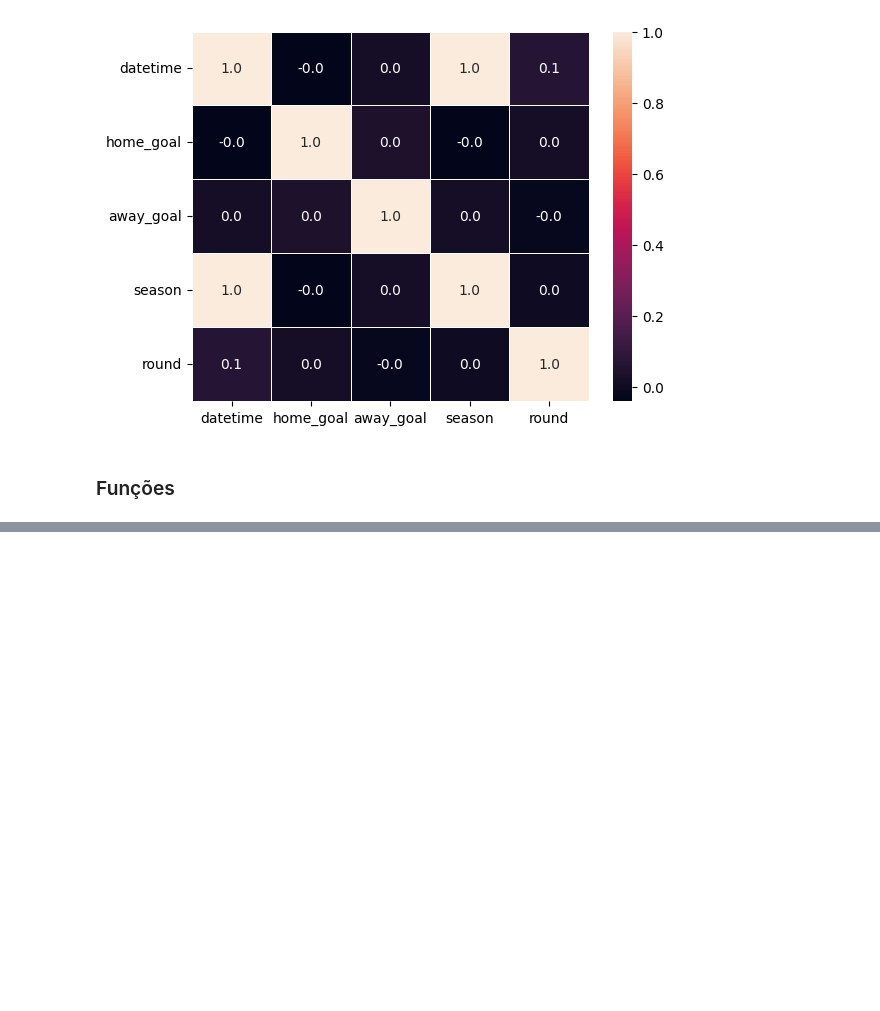
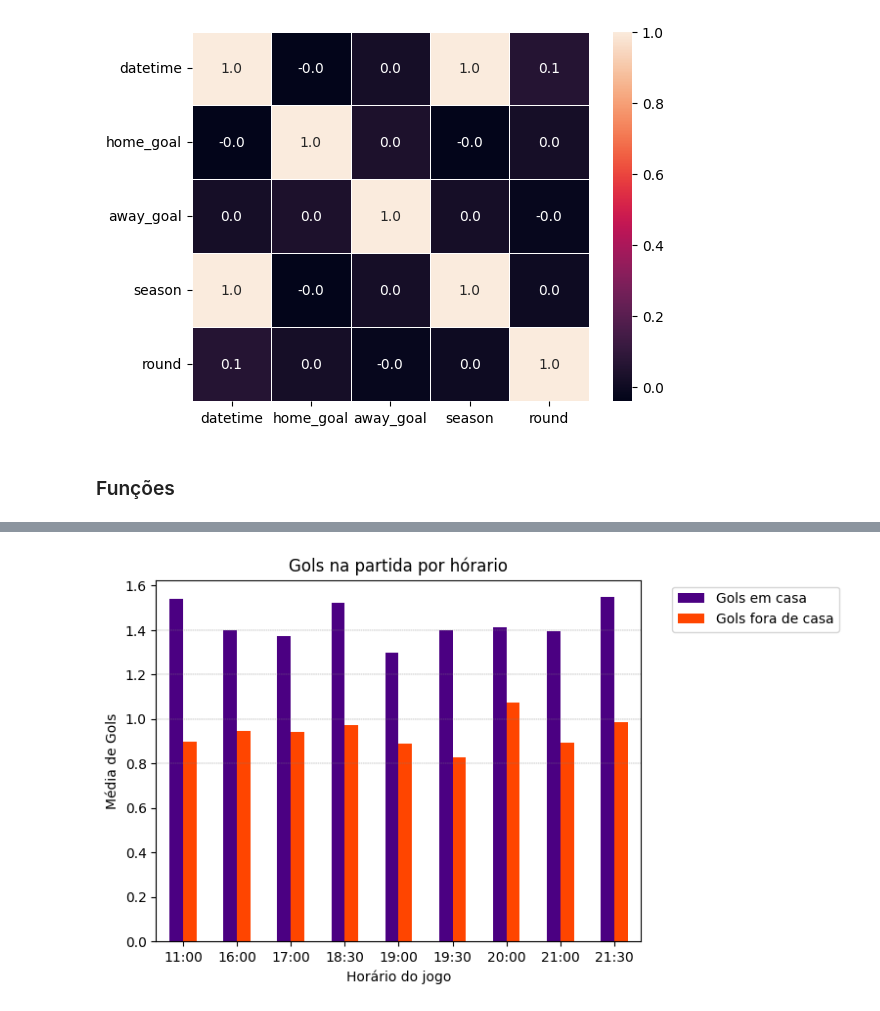
Before and after one commit to GabrielGrub/Trainee_FEA.dev, a Jupyter notebook: Projeto - Futebol Brasileiro/Projeto.ipynb, the cells around one changed output, grey strips where cells are left out. Saved outputs shown, nothing was run; the diff lists cells and outputs as text; code cells hidden in the pictures; blank space fills up the shorter version.

```diff
--- a/Projeto - Futebol Brasileiro/Projeto.ipynb
+++ b/Projeto - Futebol Brasileiro/Projeto.ipynb
@@ -445,0 +515,31 @@ Index(['datetime', 'home_team', 'home_team_state', 'away_team',
+# %%
+# Agrupando o DataFrame 'brasileirao' por time e contando o tamanho de cada grupo, ou seja, a quantidade de jogos disputados por cada time
+tamanho_grupos = brasileirao.groupby('time').size()
+
+# Selecionando apenas os times que têm 30 ou mais jogos disputados
+times_mais_de_30 = tamanho_grupos[tamanho_grupos >= 100].index
+
+# Filtrando o DataFrame 'horarios' para conter apenas as médias de gols dos times que têm 100 ou mais jogos disputados
+horarios_filtrados = horarios.loc[times_mais_de_30]
+
+# Plotando um gráfico de barras para visualizar as médias de gols dos times que têm 30 ou mais jogos disputados
+ax = horarios_filtrados.plot(kind='bar', color=['Indigo', 'OrangeRed'])
+
+# Personalizando o gráfico com legendas nos eixos
+plt.xlabel('Horário do jogo')
+plt.ylabel('Média de Gols')
+plt.title('Gols na partida por hórario')
+plt.xticks(rotation=0)  # Rotação dos rótulos para que sejam exibidos na horizontal
+
+ax.legend(["Gols em casa", "Gols fora de casa"], bbox_to_anchor=(1.05, 1), loc='upper left')
+
+# Adicionando linhas de marcação horizontais
+plt.axhline(y=1.4, color='gray', linestyle='--', lw=0.3)
+plt.axhline(y=1, color='gray', linestyle='--', lw=0.3)
+plt.axhline(y=0.8, color='gray', linestyle='--', lw=0.3)
+plt.axhline(y=1.2, color='gray', linestyle='--', lw=0.3)
+
+# Exibindo o gráfico
+plt.show()
+# %% [output]
+[figure, added]
```
Also changed, not shown: parts of 12 cells of this notebook.
